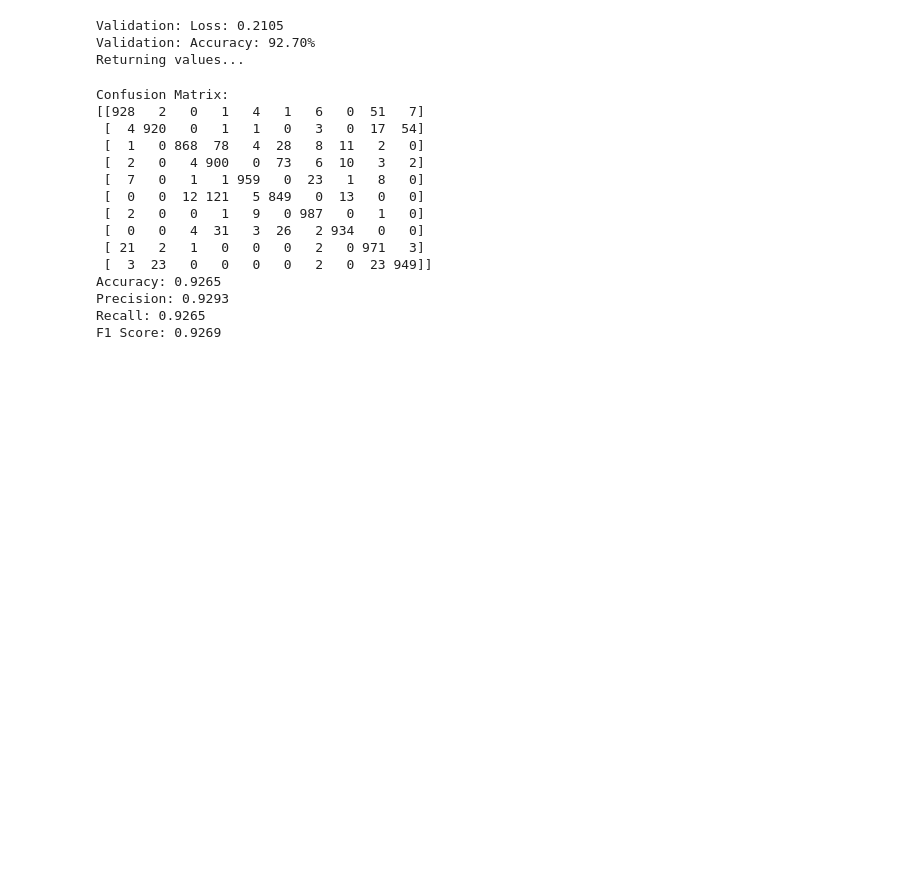
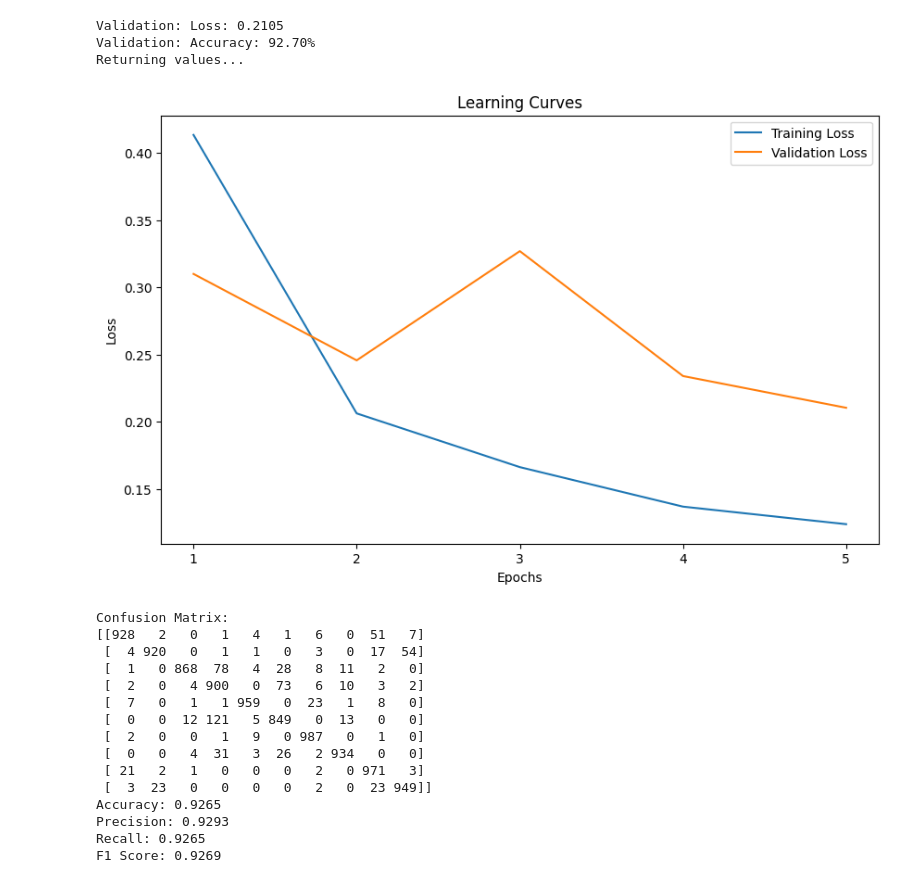
Before and after one commit to slinusc/Artificial_Intelligence_Course_NTUT, a Jupyter notebook: ResNet50.ipynb, the cells around one changed output. Drawn from its saved outputs; the diff is of its cells as text; code cells hidden in the pictures; blank space fills up the shorter version.

Commit message:
learning curve

```diff
--- a/ResNet50.ipynb
+++ b/ResNet50.ipynb
@@ -696,6 +696,22 @@ Training: Loss: 0.1240
 Validation: Loss: 0.2105
 Validation: Accuracy: 92.70%
 Returning values...
+# %%
+def plot_learning_curves(train_losses, valid_losses):
+    plt.figure(figsize=(10, 6))
+    plt.plot(train_losses, label='Training Loss')
+    plt.plot(valid_losses, label='Validation Loss')
+    #plt.plot(valid_accuracies, label='Validation Accuracy')
+    plt.title('Learning Curves')
+    plt.xticks(range(len(train_losses)), range(1, len(train_losses) + 1))
+    plt.xlabel('Epochs')
+    plt.ylabel('Loss')
+    plt.legend()
+    plt.show()
+
+plot_learning_curves(train_losses, valid_losses)
+# %% [output]
+[figure, added]
 # %%
 # Test the model and display confusion matrix and metrics
 testloader = DataLoader(valid_dataset, batch_size=128, shuffle=False, num_workers=4)
```
